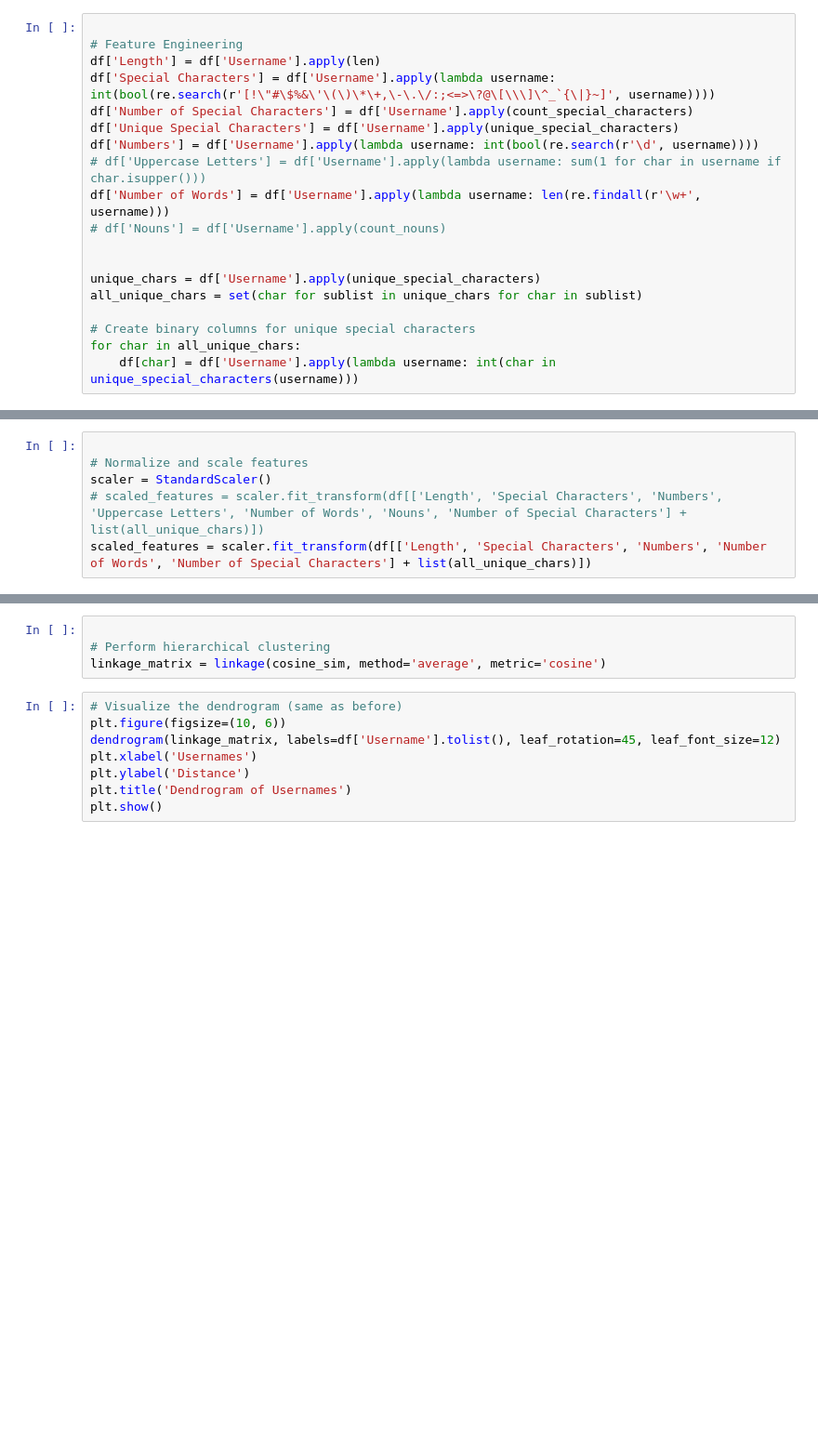
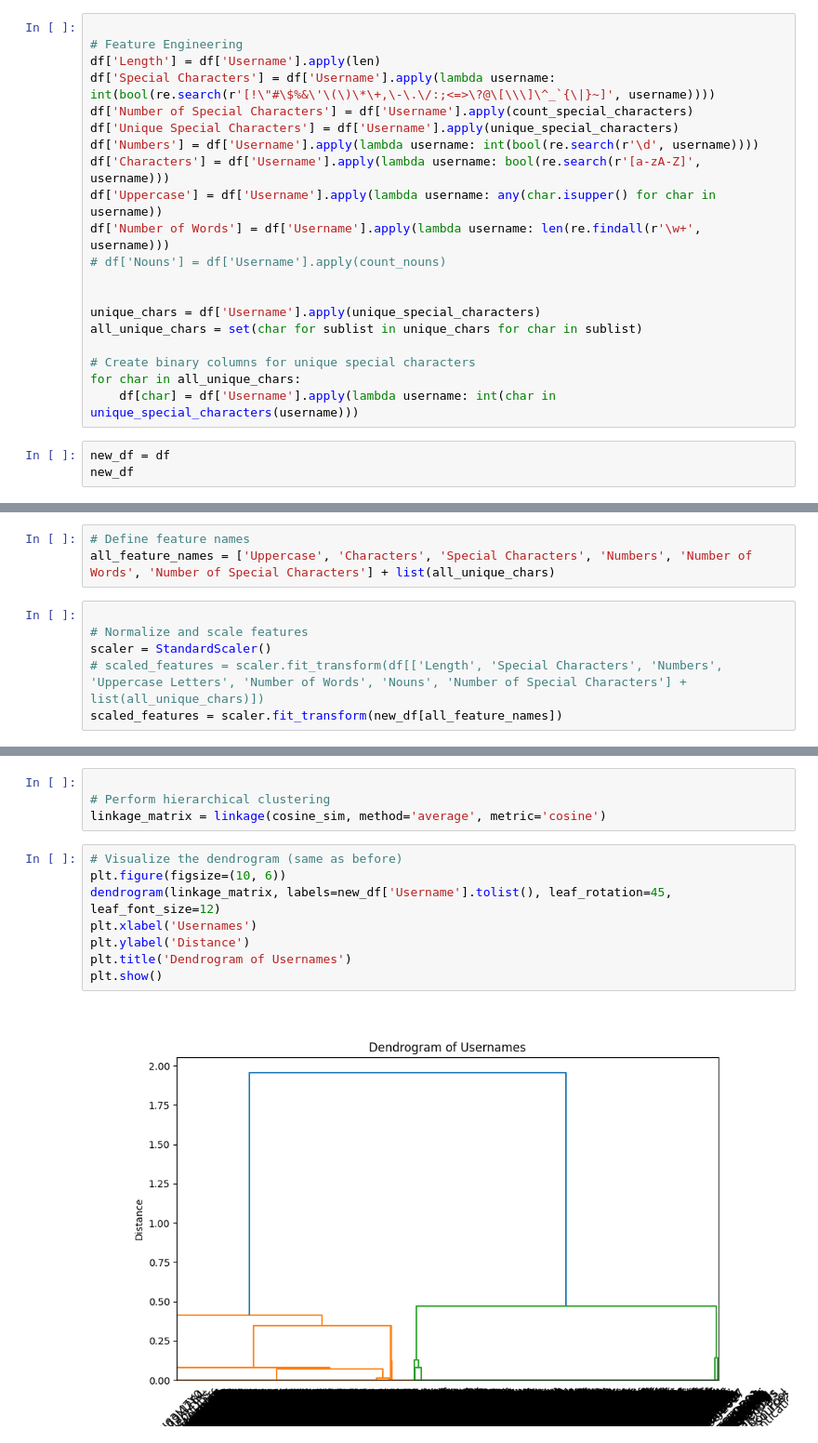
Before and after one commit to bedangSen/Proteus, a Jupyter notebook: proteus-dev.ipynb, the cells around one changed output, grey strips where cells are left out. Shown: that part at 93% size. Cells and saved outputs as stored; diff of their text form; blank space fills up the shorter version.

```diff
--- a/proteus-dev.ipynb
+++ b/proteus-dev.ipynb
@@ -47,7 +69,8 @@ df['Special Characters'] = df['Username'].apply(lambda username: int(bool(re.sea
 df['Number of Special Characters'] = df['Username'].apply(count_special_characters)
 df['Unique Special Characters'] = df['Username'].apply(unique_special_characters)
 df['Numbers'] = df['Username'].apply(lambda username: int(bool(re.search(r'\d', username))))
-# df['Uppercase Letters'] = df['Username'].apply(lambda username: sum(1 for char in username if char.isupper()))
+df['Characters'] = df['Username'].apply(lambda username: bool(re.search(r'[a-zA-Z]', username)))
+df['Uppercase'] = df['Username'].apply(lambda username: any(char.isupper() for char in username))
 df['Number of Words'] = df['Username'].apply(lambda username: len(re.findall(r'\w+', username)))
 # df['Nouns'] = df['Username'].apply(count_nouns)
 
@@ -58,3 +81,6 @@ all_unique_chars = set(char for sublist in unique_chars for char in sublist)
 # Create binary columns for unique special characters
 for char in all_unique_chars:
     df[char] = df['Username'].apply(lambda username: int(char in unique_special_characters(username)))
+# %%
+new_df = df
+new_df
@@ -61,9 +101,12 @@ for char in all_unique_chars:
+# %%
+# Define feature names
+all_feature_names = ['Uppercase', 'Characters', 'Special Characters', 'Numbers', 'Number of Words', 'Number of Special Characters'] + list(all_unique_chars)
 # %%
 
 # Normalize and scale features
 scaler = StandardScaler()
 # scaled_features = scaler.fit_transform(df[['Length', 'Special Characters', 'Numbers', 'Uppercase Letters', 'Number of Words', 'Nouns', 'Number of Special Characters'] + list(all_unique_chars)])
-scaled_features = scaler.fit_transform(df[['Length', 'Special Characters', 'Numbers', 'Number of Words', 'Number of Special Characters'] + list(all_unique_chars)])
+scaled_features = scaler.fit_transform(new_df[all_feature_names])
 # %%
 
 # Calculate cosine similarity matrix (since we have text-based features)
@@ -75,8 +118,10 @@ linkage_matrix = linkage(cosine_sim, method='average', metric='cosine')
 # %%
 # Visualize the dendrogram (same as before)
 plt.figure(figsize=(10, 6))
-dendrogram(linkage_matrix, labels=df['Username'].tolist(), leaf_rotation=45, leaf_font_size=12)
+dendrogram(linkage_matrix, labels=new_df['Username'].tolist(), leaf_rotation=45, leaf_font_size=12)
 plt.xlabel('Usernames')
 plt.ylabel('Distance')
 plt.title('Dendrogram of Usernames')
 plt.show()
+# %% [output]
+[figure, added]
```
Also changed, not shown: parts of 20 cells of this notebook.
